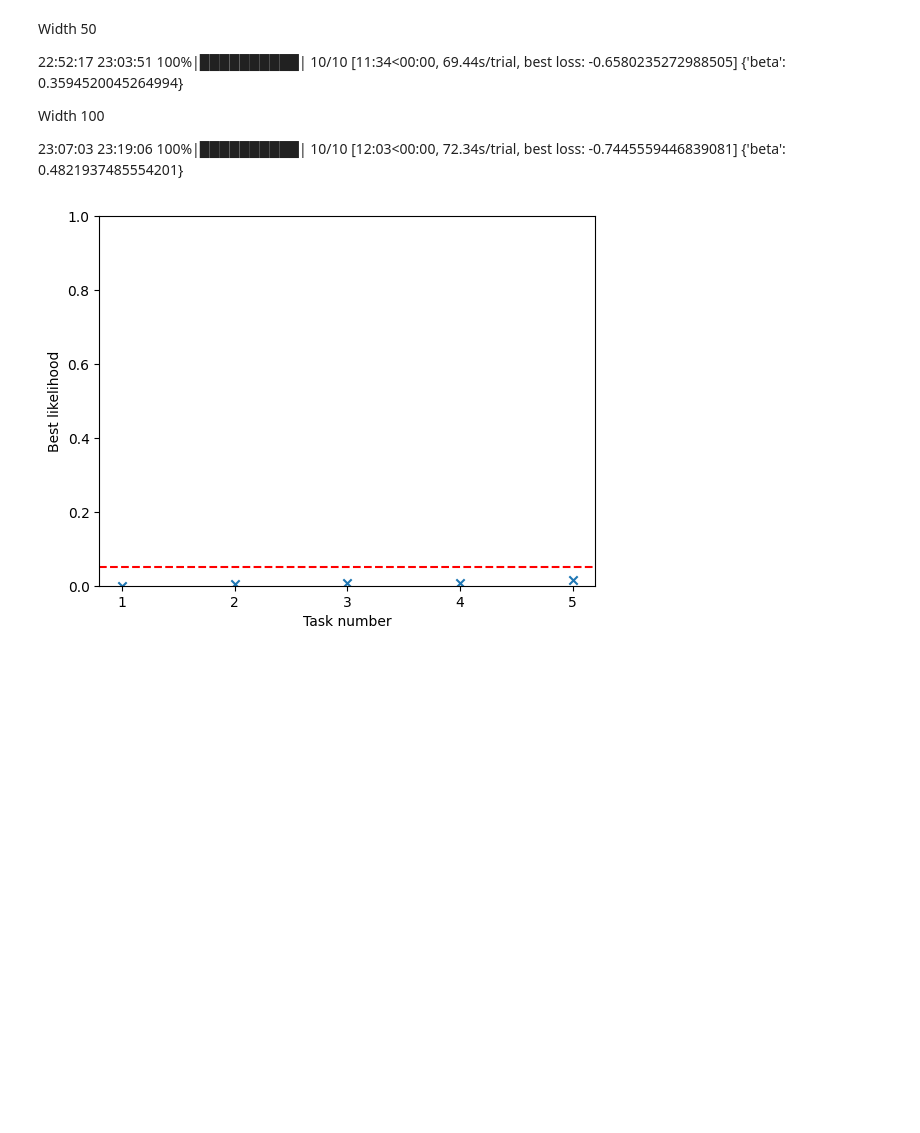
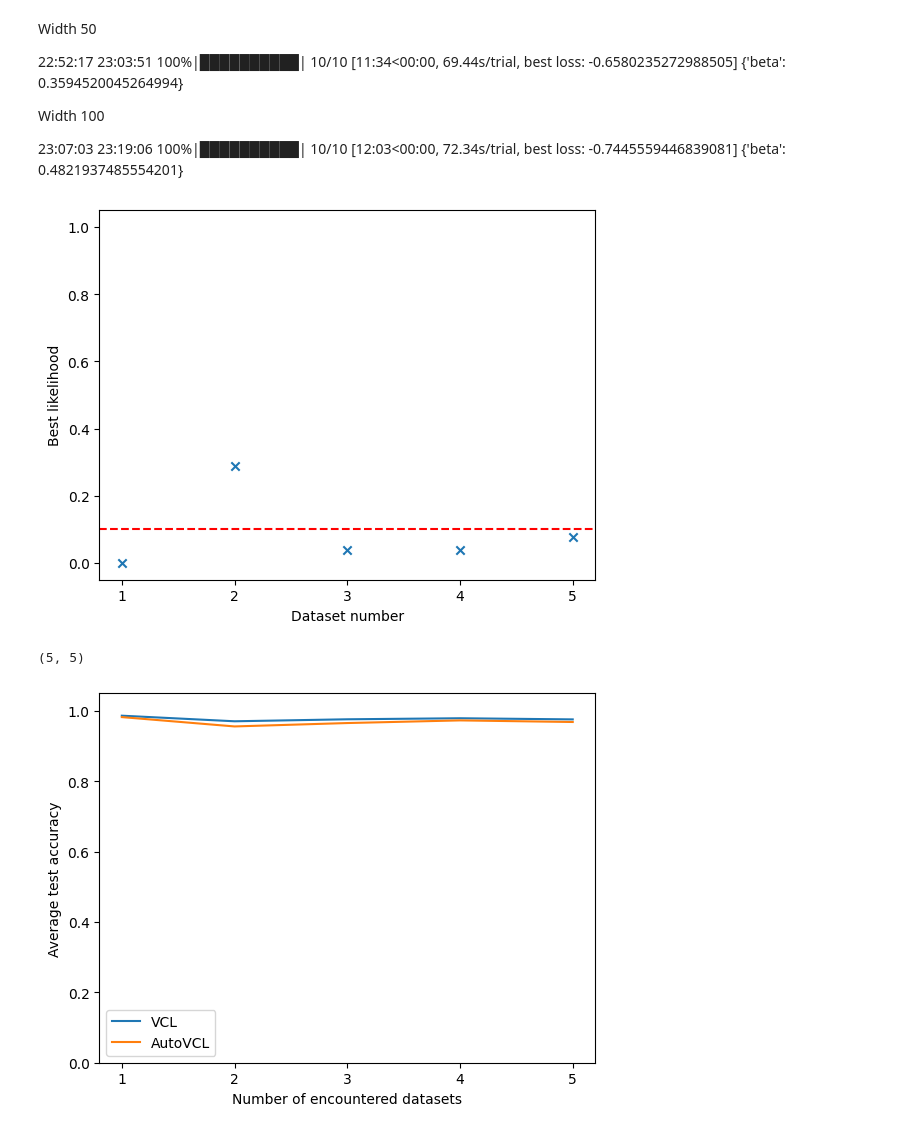
Before and after one commit to Togrofi/uncertainties-exam, a Jupyter notebook: UncertaintiesExam.ipynb, the cells around one changed output. Cells and saved outputs as stored; diff of their text form; code cells hidden in the pictures; blank space fills up the shorter version.

```diff
--- a/UncertaintiesExam.ipynb
+++ b/UncertaintiesExam.ipynb
@@ -49,7 +54,8 @@ baseline_params = {
 # Data
 # %%
 #@title Create Permuted Data
-def get_permuted_dataloaders(num_tasks, batch_size=256):
+def get_permuted_dataloaders(num_tasks):
+    batch_size = params['batch_size']
     dataset = datasets.MNIST
     dataloaders = []
 
@@ -241,6 +255,8 @@ class DynamicHeadModel(nn.Module):
         # Initially empty, will create new heads dynamically as batches come in.
         self.head_layers = nn.ModuleList()
         self.num_heads = 0
+
+        self.likelihoods = []
 
         # Create a lookup dictionary so that each batch index is linked to the
         # index of the head that gets used on that batch (unlike in the VCL paper
@@ -518,8 +532,8 @@ def dynamic_predict(model, dataloader, client_id):
 
     return np.mean(accs)
 # %%
-#@title Dynamic VCL
-def dynamic_vcl(num_epochs, dataloaders, model, coreset_method, coreset_size=0, beta=1., update_prior=True):
+#@title Auto VCL
+def dynamic_vcl(num_epochs, dataloaders, model, coreset_method, coreset_size=0, beta=1.):
     num_batches = len(dataloaders)
     coreset_list = []
     all_accs = np.empty(shape=(num_batches, num_batches))
@@ -548,8 +562,7 @@ def dynamic_vcl(num_epochs, dataloaders, model, coreset_method, coreset_size=0,
             all_accs[client_id][client_to_retest_id] = accuracy
         print()
 
-        if update_prior:
-            model.update_prior()
+        model.update_prior()
     print(all_accs)
     return all_accs
 # %%
@@ -605,7 +603,7 @@ def baseline_predict(model, dataloader, task_id):
     return np.mean(accs)
 # %%
 #@title Baseline VCL
-def baseline_vcl(num_tasks, num_epochs, dataloaders, model, coreset_method, coreset_size=0, update_prior=True):
+def baseline_vcl(num_tasks, num_epochs, dataloaders, model, coreset_method, coreset_size=0):
     coreset_list = []
     all_accs = np.empty(shape=(num_tasks, num_tasks))
     all_accs.fill(np.nan)
@@ -634,8 +632,8 @@ def baseline_vcl(num_tasks, num_epochs, dataloaders, model, coreset_method, core
             print("Task {} Accuracy: {}".format(task + 1, accuracy))
             all_accs[task_id][task] = accuracy
         print()
-        if update_prior:
-            model.update_prior()
+        #if update_prior:
+        model.update_prior()
     print(all_accs)
     return all_accs
 # %% [markdown]
@@ -729,25 +777,37 @@ np.vectorize(lambda ax:ax.axis('off'))(axarr);
-# %%
-
-import matplotlib.pyplot as plt
-
-# Data
-categories = ['1', '2', '3', '4', '5']
-best_confidences = [0, 0.0047, 0.0072, 0.0066, 0.0148]
-horizontal_line_y = 0.05
-# Plot
-plt.scatter(categories, best_confidences, marker='x', linestyle='-')
-plt.axhline(y=horizontal_line_y, color='r', linestyle='--')
-
-# Add labels and title
-plt.xlabel('Task number')
-plt.ylabel('Best likelihood')
-
-# Set x-axis tick labels
-plt.xticks(categories)
-# Set y-axis limits
-plt.ylim(0, 1)
-# Show plot
-#kplt.grid(True)
-plt.show()
-# %% [output]
-[figure, removed]
+# %%
+import matplotlib.pyplot as plt
+
+if params['experiment_name'] == 'random': print(random_split_dataloaders)
+
+if params['perform_auto_vcl']:
+    horizontal_line_y = params['threshold']
+    categories = list(range(1, len(auto_vcl_accs) + 1))
+    plt.scatter(categories, auto_vcl_model.likelihoods, marker='x', linestyle='-')
+    plt.axhline(y=horizontal_line_y, color='r', linestyle='--')
+
+if params['perform_vcl']:
+    plt.xlabel('Dataset number')
+    plt.ylabel('Best likelihood')
+
+    plt.xticks(categories)
+    plt.ylim(-0.05, 1.05)
+    plt.show()
+
+    auto_vcl_averages = np.nanmean(auto_vcl_accs, axis=1, keepdims=False)
+
+    categories = list(range(1, len(vcl_accs) + 1))
+    print(vcl_accs.shape)
+    vcl_averages = np.nanmean(vcl_accs, axis=1, keepdims=False)
+    plt.plot(categories, vcl_averages, label='VCL')
+    plt.plot(categories, auto_vcl_averages, label='AutoVCL')
+
+plt.xlabel('Number of encountered datasets')
+plt.ylabel('Average test accuracy')
+plt.xticks(categories)
+plt.legend()
+plt.ylim(0, 1.05)
+plt.show()
+# %% [output]
+[figure, added]
+(5, 5)
+[figure, added]
```
Also changed, not shown: parts of 12 cells of this notebook.
